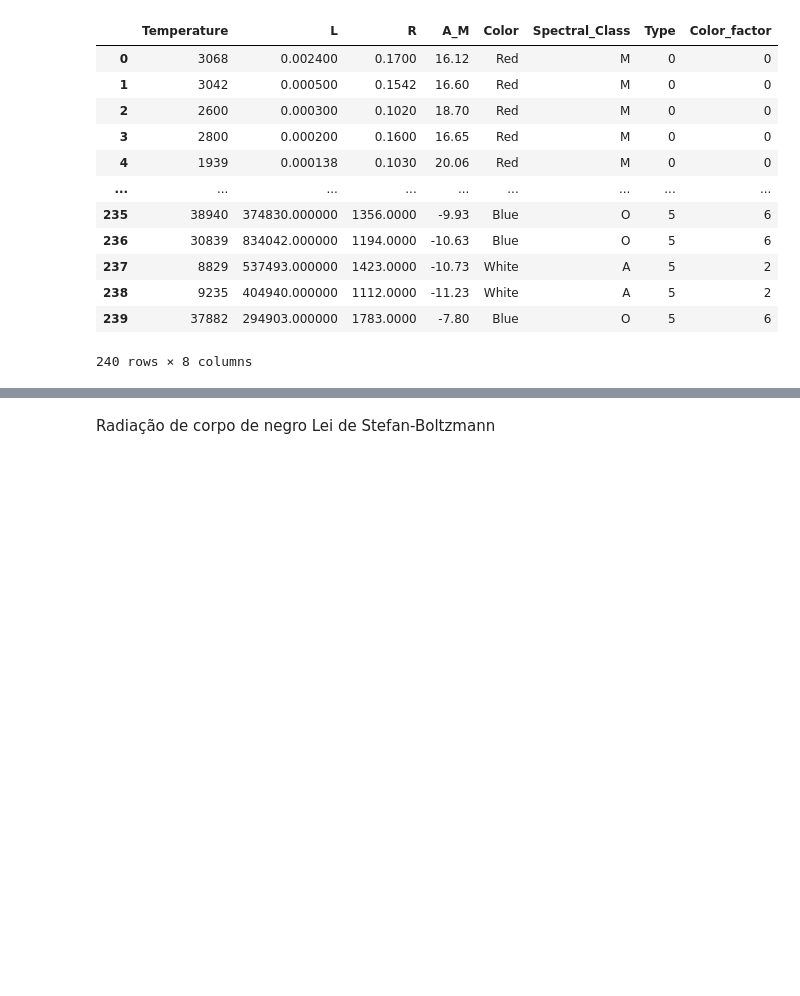
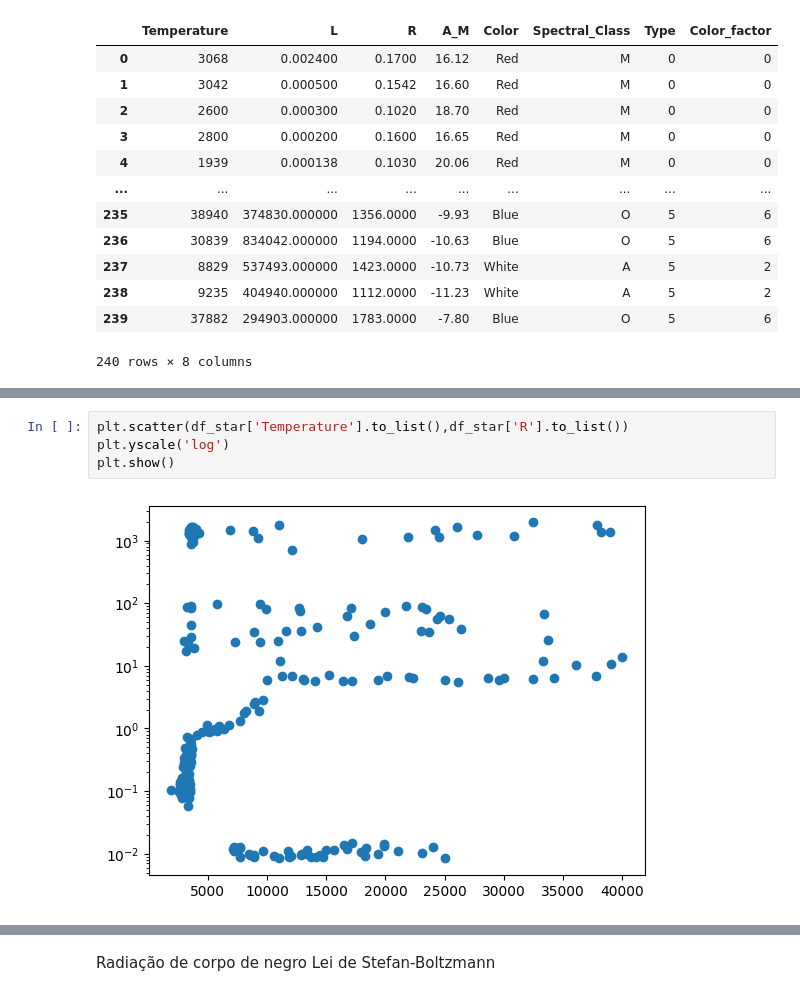
Before and after one commit to nardao666/star_classification, a Jupyter notebook: star_classification.ipynb, the cells around one changed output, grey strips where cells are left out. Drawn from its saved outputs; the diff is of its cells as text; blank space fills up the shorter version.

```diff
--- a/star_classification.ipynb
+++ b/star_classification.ipynb
@@ -116,0 +101,6 @@ plt.show()
+# %%
+plt.scatter(df_star['Temperature'].to_list(),df_star['R'].to_list())
+plt.yscale('log')
+plt.show()
+# %% [output]
+[figure, added]
```
Also changed, not shown: parts of 18 cells of this notebook.
